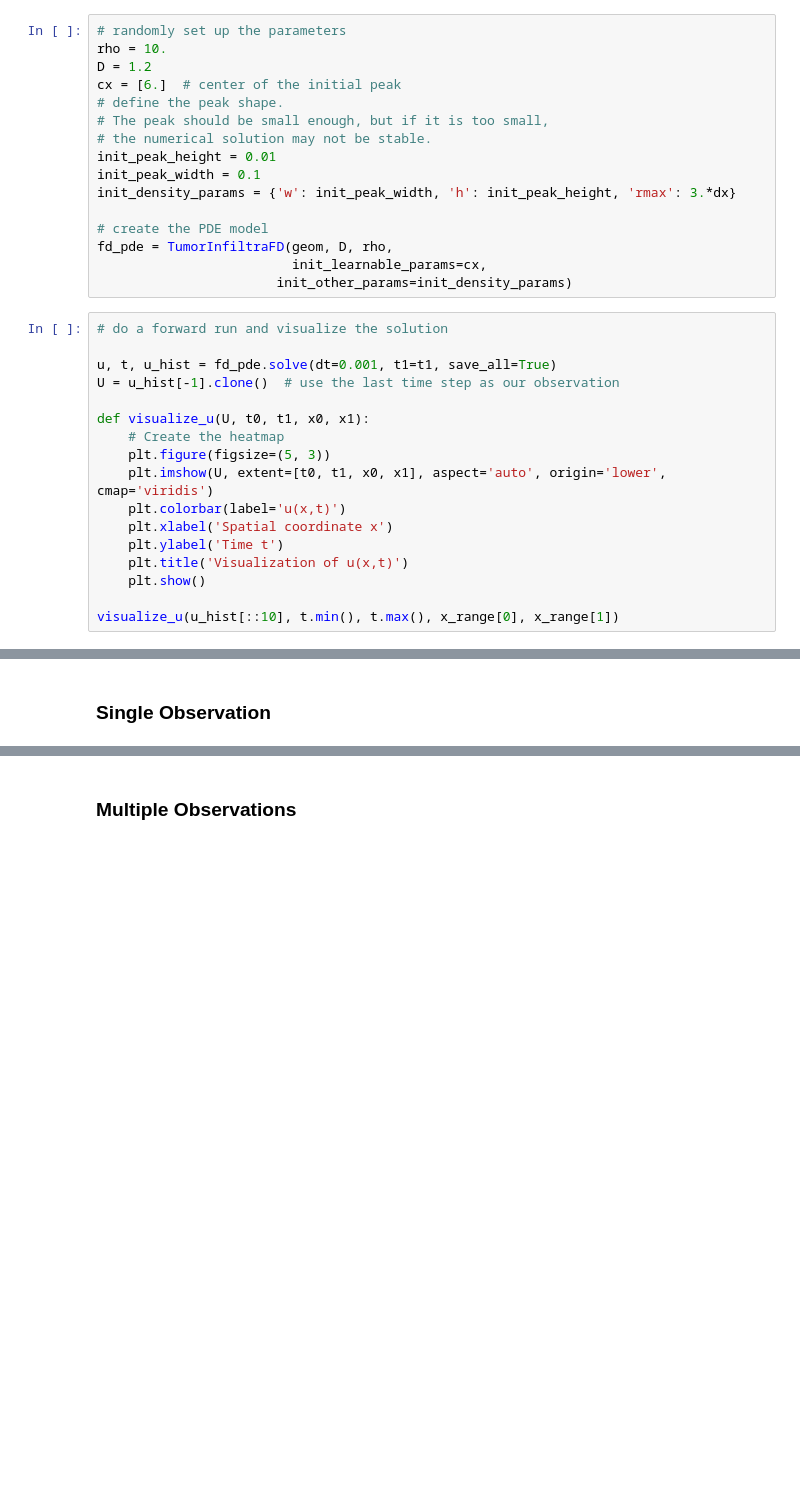
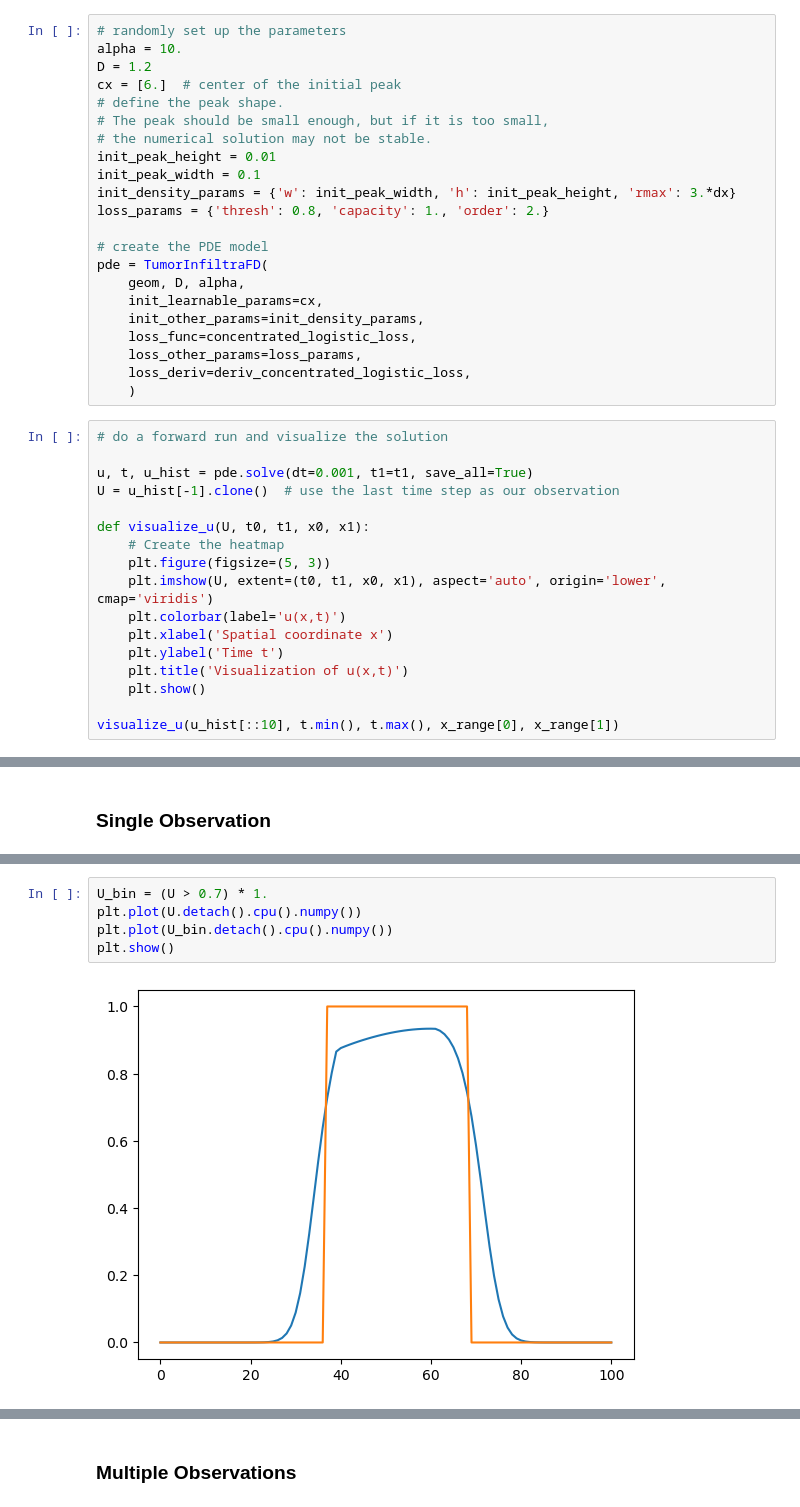
Before and after one commit to mynanshan/TumorPDE, a Jupyter notebook: examples/fd-growth-1d.ipynb, the cells around one changed output, grey strips where cells are left out. Drawn from its saved outputs; the diff is of its cells as text; blank space fills up the shorter version.

```diff
--- a/examples/fd-growth-1d.ipynb
+++ b/examples/fd-growth-1d.ipynb
@@ -68,7 +71,7 @@ geom = VolumeDomain(vox, voxel_widths=[dx])
 t0, t1 = (0., 1.)
 # %%
 # randomly set up the parameters
-rho = 10.
+alpha = 10.
 D = 1.2
 cx = [6.]  # center of the initial peak
 # define the peak shape.
@@ -77,21 +80,27 @@ cx = [6.]  # center of the initial peak
 init_peak_height = 0.01
 init_peak_width = 0.1
 init_density_params = {'w': init_peak_width, 'h': init_peak_height, 'rmax': 3.*dx}
+loss_params = {'thresh': 0.8, 'capacity': 1., 'order': 2.}
 
 # create the PDE model
-fd_pde = TumorInfiltraFD(geom, D, rho,
-                         init_learnable_params=cx,
-                       init_other_params=init_density_params)
+pde = TumorInfiltraFD(
+    geom, D, alpha,
+    init_learnable_params=cx,
+    init_other_params=init_density_params,
+    loss_func=concentrated_logistic_loss,
+    loss_other_params=loss_params,
+    loss_deriv=deriv_concentrated_logistic_loss,
+    )
 # %%
 # do a forward run and visualize the solution
 
-u, t, u_hist = fd_pde.solve(dt=0.001, t1=t1, save_all=True)
+u, t, u_hist = pde.solve(dt=0.001, t1=t1, save_all=True)
 U = u_hist[-1].clone()  # use the last time step as our observation
 
 def visualize_u(U, t0, t1, x0, x1):
     # Create the heatmap
     plt.figure(figsize=(5, 3))
-    plt.imshow(U, extent=[t0, t1, x0, x1], aspect='auto', origin='lower', cmap='viridis')
+    plt.imshow(U, extent=(t0, t1, x0, x1), aspect='auto', origin='lower', cmap='viridis')
     plt.colorbar(label='u(x,t)')
     plt.xlabel('Spatial coordinate x')
     plt.ylabel('Time t')
@@ -140 +139,8 @@ Finite Difference Approximations:
+# %%
+U_bin = (U > 0.7) * 1.
+plt.plot(U.detach().cpu().numpy())
+plt.plot(U_bin.detach().cpu().numpy())
+plt.show()
+# %% [output]
+[figure, added]
 # %%
```
Also changed, not shown: parts of 10 cells of this notebook, 9 other files.
